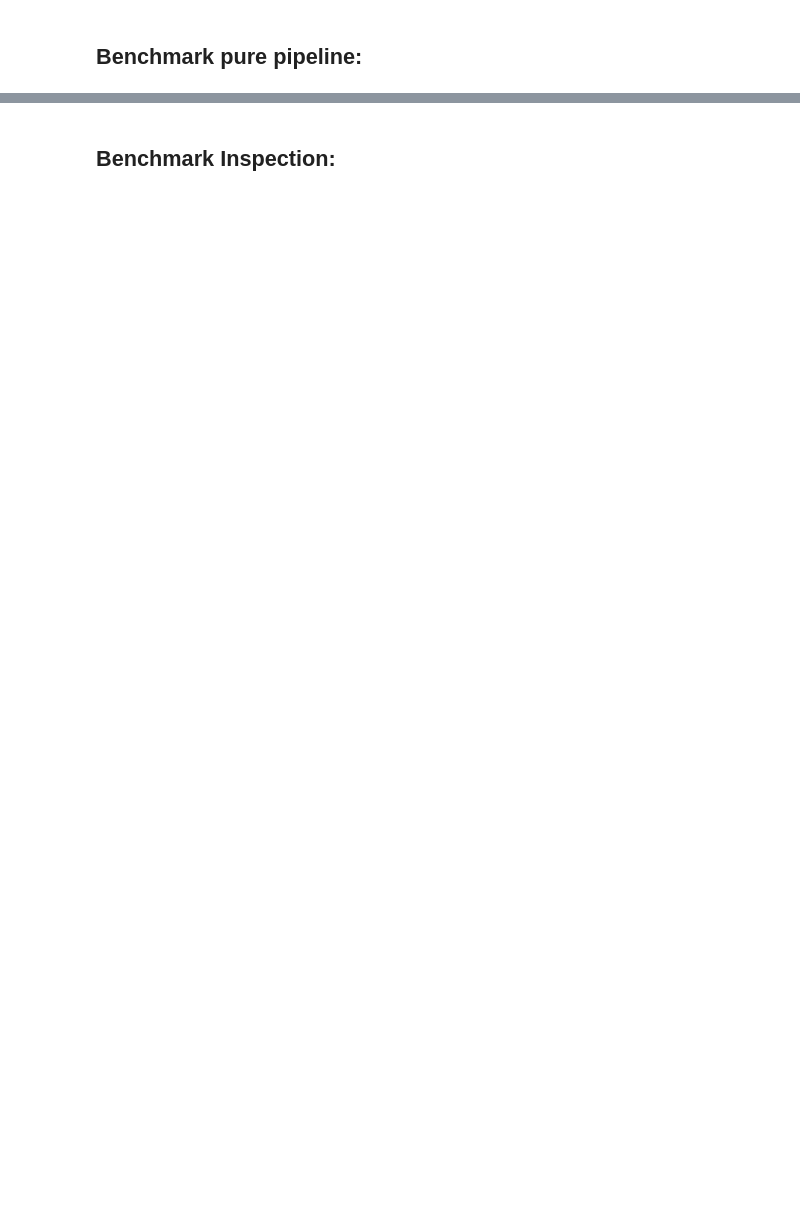
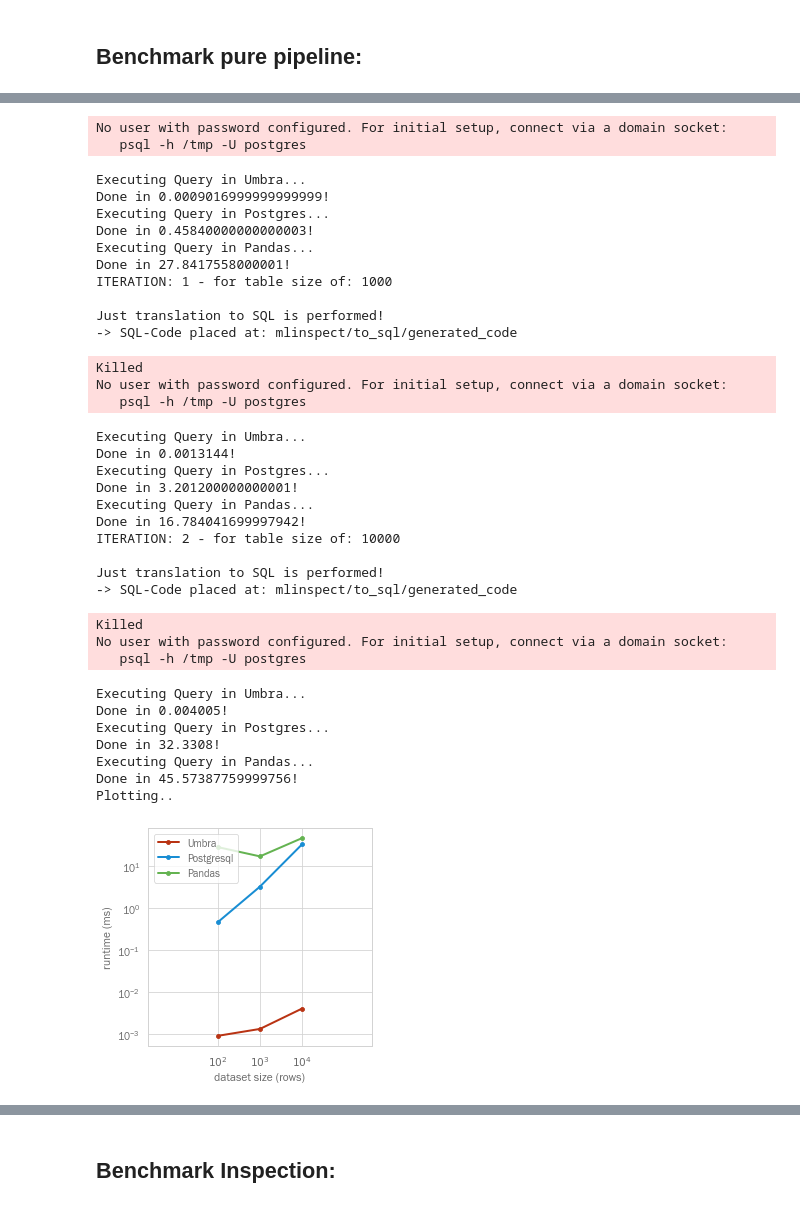
Before and after one commit to tum-db/mlinspect4sql, a Jupyter notebook: example_to_sql/to_sql_demo.ipynb, the cells around one changed output, grey strips where cells are left out. Drawn from its saved outputs; the diff is of its cells as text; code cells hidden in the pictures; blank space fills up the shorter version.

```diff
--- a/example_to_sql/to_sql_demo.ipynb
+++ b/example_to_sql/to_sql_demo.ipynb
@@ -328,0 +261,43 @@ Plotting..
+# %%
+def pure_pipeline_benchmark():
+    umbra_times = []
+    postgres_times = []
+    pandas_times = []
+
+    postgres = PostgresqlConnector(dbname="healthcare_benchmark", user="luca", password="password", port=5432,
+                                   host="localhost")
+    pandas = PandasConnector()
+
+    for i, (path_to_csv_his, path_to_csv_pat) in enumerate(HEALTHCARE_DATA_PATHS):
+        print(f"ITERATION: {i} - for table size of: {SIZES[i]}")
+
+        setup_code_orig, test_code_orig = get_healthcare_pipe_code_orig(path_to_csv_his, path_to_csv_pat)
+
+        setup_code, test_code = get_healthcare_SQL_str(setup_code_orig + "\n" + test_code_orig, mode="CTE",
+                                                       materialize=False)
+
+        ################################################################################################################
+        # time Umbra:
+        umbra = UmbraConnector(dbname="", user="postgres", password=" ", port=5433, host="/tmp/", umbra_dir=UMBRA_DIR)
+        umbra.run(setup_code)
+        umbra_times.append(umbra.benchmark_run(test_code, repetitions=BENCH_REP))
+
+        ################################################################################################################
+        # time Postgres:
+        postgres.run(setup_code)
+        postgres_times.append(postgres.benchmark_run(test_code, repetitions=BENCH_REP))
+
+        ################################################################################################################
+        # time Pandas:
+        pandas_times.append(pandas.benchmark_run(pandas_code=test_code_orig, setup_code=setup_code_orig,
+                                                 repetitions=BENCH_REP))
+        ################################################################################################################
+
+    print(f"Plotting..")
+    names = ["Umbra", "Postgresql", "Pandas"]
+    title = "HealthcarePurePipeComparison"
+    table = [umbra_times, postgres_times, pandas_times]
+    plot_compare(title, SIZES, all_y=table, all_y_names=names, save=True)
+
+pure_pipeline_benchmark()
+# %% [output]
@@ -329,3 +308,39 @@ Plotting..
+No user with password configured. For initial setup, connect via a domain socket:
+   psql -h /tmp -U postgres
+Executing Query in Umbra...
+Done in 0.0009016999999999999!
+Executing Query in Postgres...
+Done in 0.45840000000000003!
+Executing Query in Pandas...
+Done in 27.8417558000001!
+ITERATION: 1 - for table size of: 1000
+
+Just translation to SQL is performed!
+-> SQL-Code placed at: mlinspect/to_sql/generated_code
+Killed
+No user with password configured. For initial setup, connect via a domain socket:
+   psql -h /tmp -U postgres
+Executing Query in Umbra...
+Done in 0.0013144!
+Executing Query in Postgres...
+Done in 3.201200000000001!
+Executing Query in Pandas...
+Done in 16.784041699997942!
+ITERATION: 2 - for table size of: 10000
+
+Just translation to SQL is performed!
+-> SQL-Code placed at: mlinspect/to_sql/generated_code
+Killed
+No user with password configured. For initial setup, connect via a domain socket:
+   psql -h /tmp -U postgres
+Executing Query in Umbra...
+Done in 0.004005!
+Executing Query in Postgres...
+Done in 32.3308!
+Executing Query in Pandas...
+Done in 45.57387759999756!
+Plotting..
+[figure, added]
 # %% [markdown]
 ### The original results:
 **Join**:
```
Also changed, not shown: parts of 6 cells of this notebook, 2 other files.
